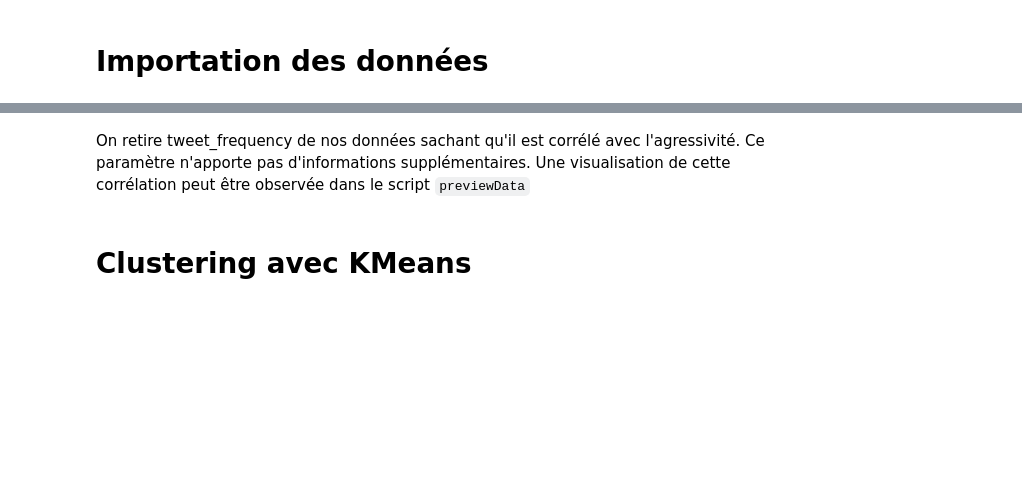
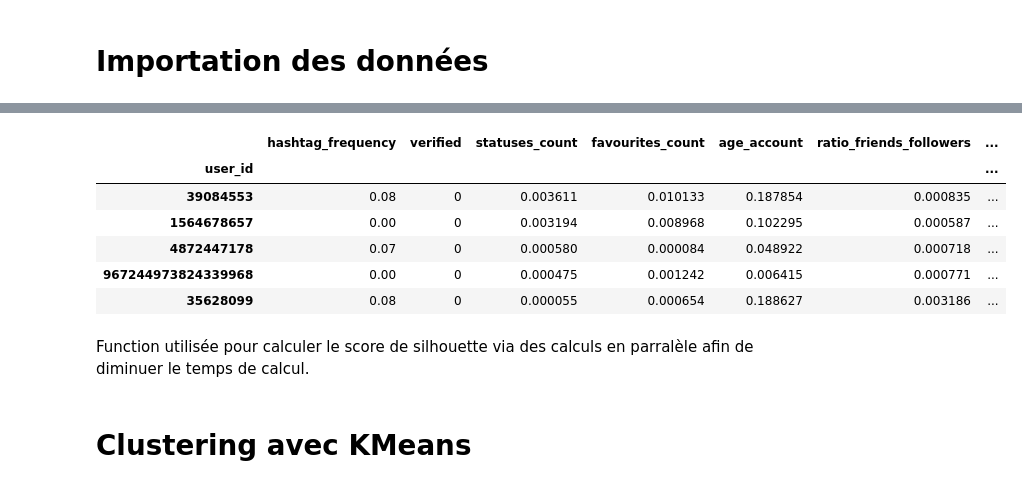
Before and after one commit to Antoine-ValentinCharpentier/Tweet-Analysis, a Jupyter notebook: scripts/utils/clustering.ipynb, the cells around one changed output, grey strips where cells are left out. Saved outputs shown, nothing was run; the diff lists cells and outputs as text; code cells hidden in the pictures; blank space fills up the shorter version.

```diff
--- a/scripts/utils/clustering.ipynb
+++ b/scripts/utils/clustering.ipynb
@@ -21,6 +26,14 @@ Suppression des colonnes non utilisées lors du kmeans
 # %%
 users = list(user_collection.find({}))
 users = pd.DataFrame(users)
 users.index = users.user_id
-users = users.drop(columns=["_id","user_id","last_tweet_published_id","tweet_ids","friends_count","followers_count"])
-users.columns
+users = users.drop(columns=["_id","user_id","last_tweet_published_id","tweet_ids","friends_count","followers_count","tweet_frequency"])
+users.head()
+# %% [output]
+|  | hashtag_frequency | verified | statuses_count | favourites_count | age_account | ratio_friends_followers | ... |
+| user_id |  |  |  |  |  |  | ... |
+| 39084553 | 0.08 | 0 | 0.003611 | 0.010133 | 0.187854 | 0.000835 | ... |
+| 1564678657 | 0.00 | 0 | 0.003194 | 0.008968 | 0.102295 | 0.000587 | ... |
+| 4872447178 | 0.07 | 0 | 0.000580 | 0.000084 | 0.048922 | 0.000718 | ... |
+| 967244973824339968 | 0.00 | 0 | 0.000475 | 0.001242 | 0.006415 | 0.000771 | ... |
+| 35628099 | 0.08 | 0 | 0.000055 | 0.000654 | 0.188627 | 0.003186 | ... |
@@ -29,2 +39,0 @@ users.head()
-# %% [markdown]
-On retire tweet_frequency de nos données sachant qu'il est corrélé avec l'agressivité. Ce paramètre n'apporte pas d'informations supplémentaires. Une visualisation de cette corrélation peut être observée dans le script ``previewData``
@@ -32,0 +40,2 @@ users = users.drop(columns=["tweet_frequency"])
+# %% [markdown]
+Function utilisée pour calculer le score de silhouette via des calculs en  parralèle afin de diminuer le temps de calcul.
```
Also changed, not shown: parts of 19 cells of this notebook.
